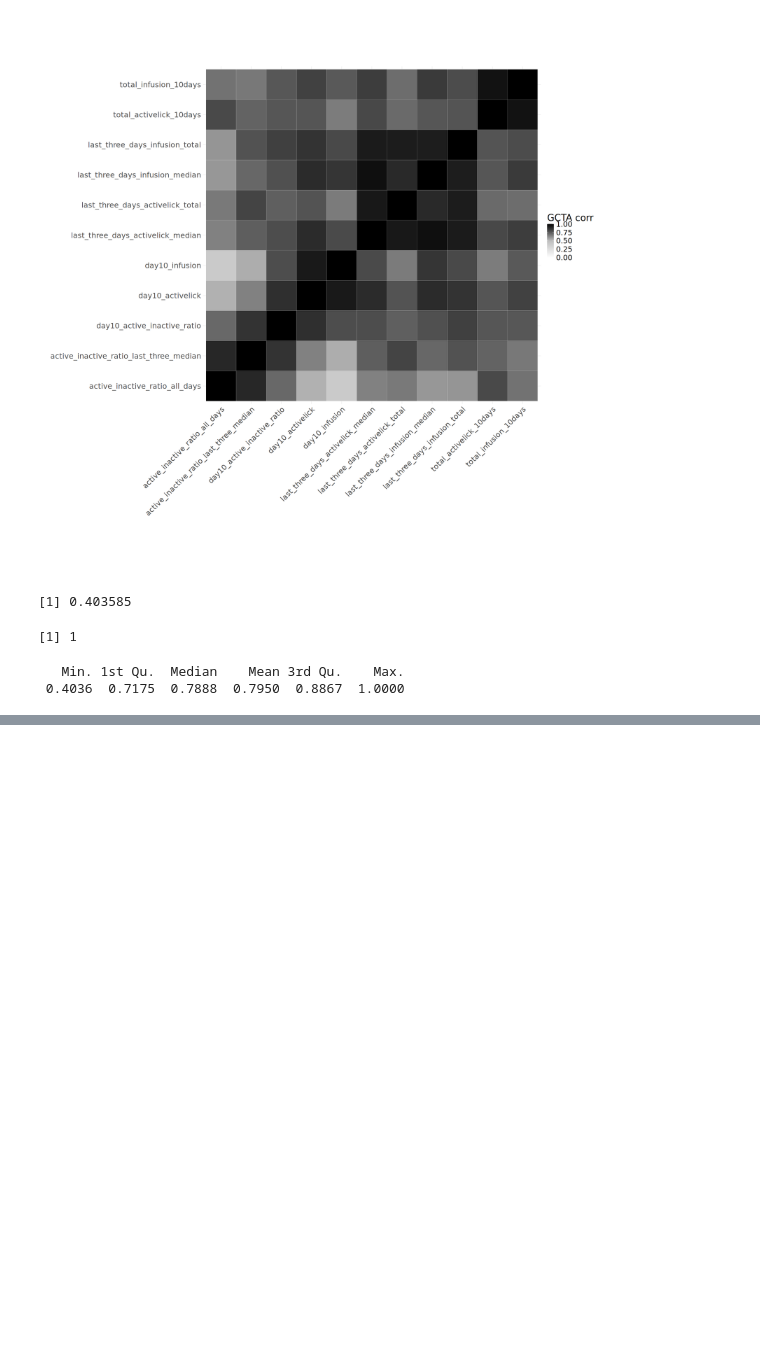
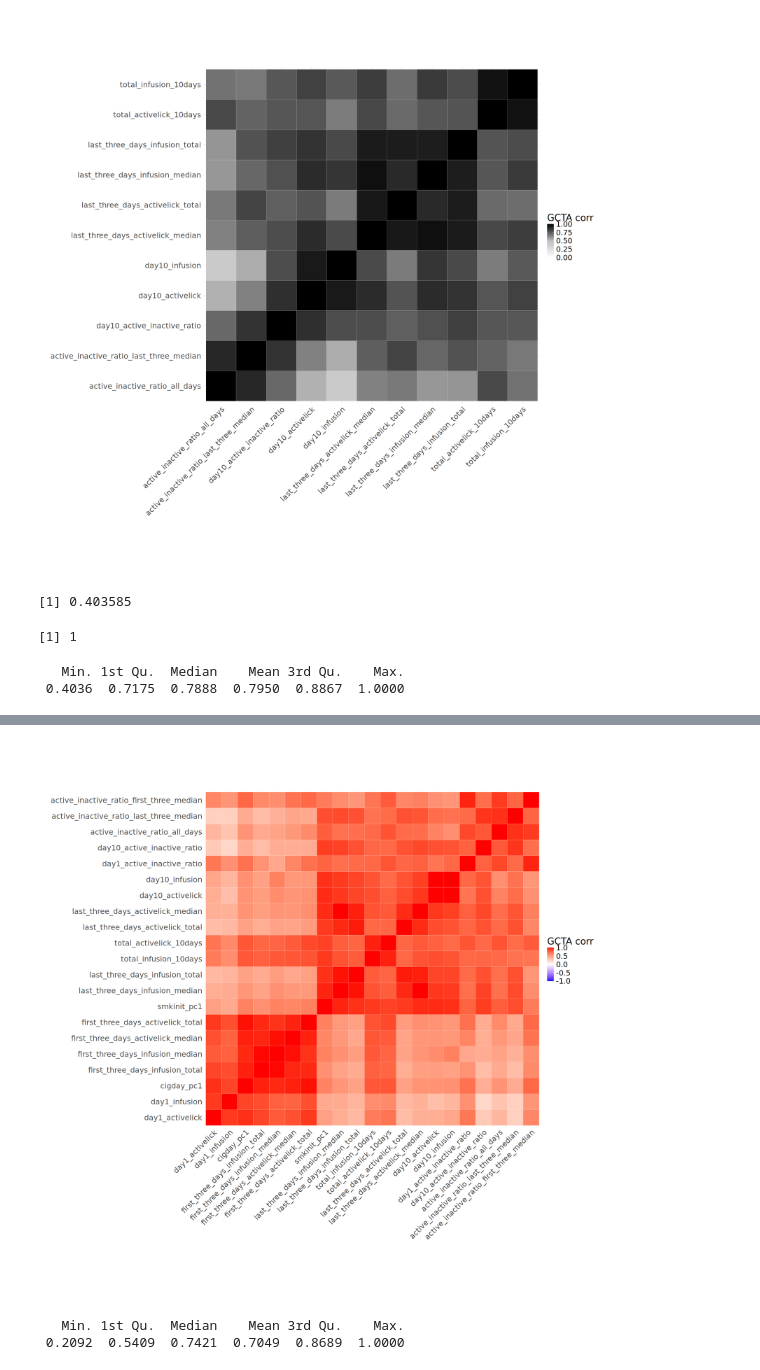
Before and after one commit to BSLeger/SUD_cross_species, a Jupyter notebook: analyze_LDSC_vs_GCTA.ipynb, the cells around one changed output, grey strips where cells are left out. Drawn from its saved outputs; the diff is of its cells as text; code cells hidden in the pictures; blank space fills up the shorter version.

```diff
--- a/analyze_LDSC_vs_GCTA.ipynb
+++ b/analyze_LDSC_vs_GCTA.ipynb
@@ -484,0 +567,42 @@ summary(gencor_cigday$corr_GCTA)
+# %%
+#herit_GCTA=read.table("nicsa_gwas/intial_run/results/heritability/heritability.tsv",sep='\t',header=TRUE)
+corr_tbl_GCTA=read.table('nicsa_gwas/initial_run/results/heritability/genetic_correlation_melted_table.csv',sep=',',header=TRUE) #missing traits
+corr_tbl_GCTA$trait1<-substring(corr_tbl_GCTA$trait1, first = 19)
+corr_tbl_GCTA$trait2<-substring(corr_tbl_GCTA$trait2, first = 19)
+corr_matrix_GCTA=read.table('nicsa_gwas/initial_run/results/heritability/genetic_correlation_matrix.csv',sep=',',header=TRUE)
+corr_matrix_gen_GCTA=read.table('nicsa_gwas/initial_run/results/heritability/genetic_correlation_matrix_justgenetic.csv',sep=',',header=TRUE)
+
+colnames(corr_matrix_gen_GCTA) <- str_remove(colnames(corr_matrix_gen_GCTA), "nicsa_")
+rownames(corr_matrix_gen_GCTA)<-corr_matrix_gen_GCTA$X
+rownames(corr_matrix_gen_GCTA) <- str_remove(rownames(corr_matrix_gen_GCTA), "nicsa_")
+# %%
+corr_matrix_gen_GCTA<-corr_matrix_gen_GCTA[(rownames(corr_matrix_gen_GCTA) %in% nicsa_traits$trait),]
+corr_matrix_gen_GCTA<-corr_matrix_gen_GCTA[,(colnames(corr_matrix_gen_GCTA) %in% (nicsa_traits$trait))]
+# %%
+#take only the value, remove the error, convert to numeric
+corr_matrix_gen_GCTA <- corr_matrix_gen_GCTA %>% mutate(across(everything(), ~sapply(strsplit(., "\\+"), function(x) as.numeric(x[1]))))
+#make into data matrix for melting
+gencor_GCTA<-data.matrix(corr_matrix_gen_GCTA)
+#melt matrix
+gencor_GCTA_m<-melt(gencor_GCTA)
+# %%
+#options(repr.plot.width=20, repr.plot.height=20)
+P<-ggplot(data = gencor_GCTA_m, aes(x=Var1, y=Var2, fill=value)) +
+  geom_tile(color = "white")+
+ scale_fill_gradient2(low = "blue", high = "red", mid = "white",
+   midpoint = 0, limit = c(-1,1), space = "Lab",name='GCTA corr') +
+  theme_minimal()+
+    theme(axis.text.x = element_text(angle = 45, vjust = 1, hjust=1))+
+    theme(text = element_text(size = 24,colour='black'))+
+    coord_equal()+
+    xlab('')+
+    ylab('')
+#ggsave(plot = P, filename = F, device = "pdf",scale=1,width=17,height=10)
+P
+# %% [output]
+[figure, added]
+# %%
+summary(gencor_GCTA_m$value)
+# %% [output]
+   Min. 1st Qu.  Median    Mean 3rd Qu.    Max.
+ 0.2092  0.5409  0.7421  0.7049  0.8689  1.0000
```
Also changed, not shown: parts of 21 cells of this notebook, 14 other files.
